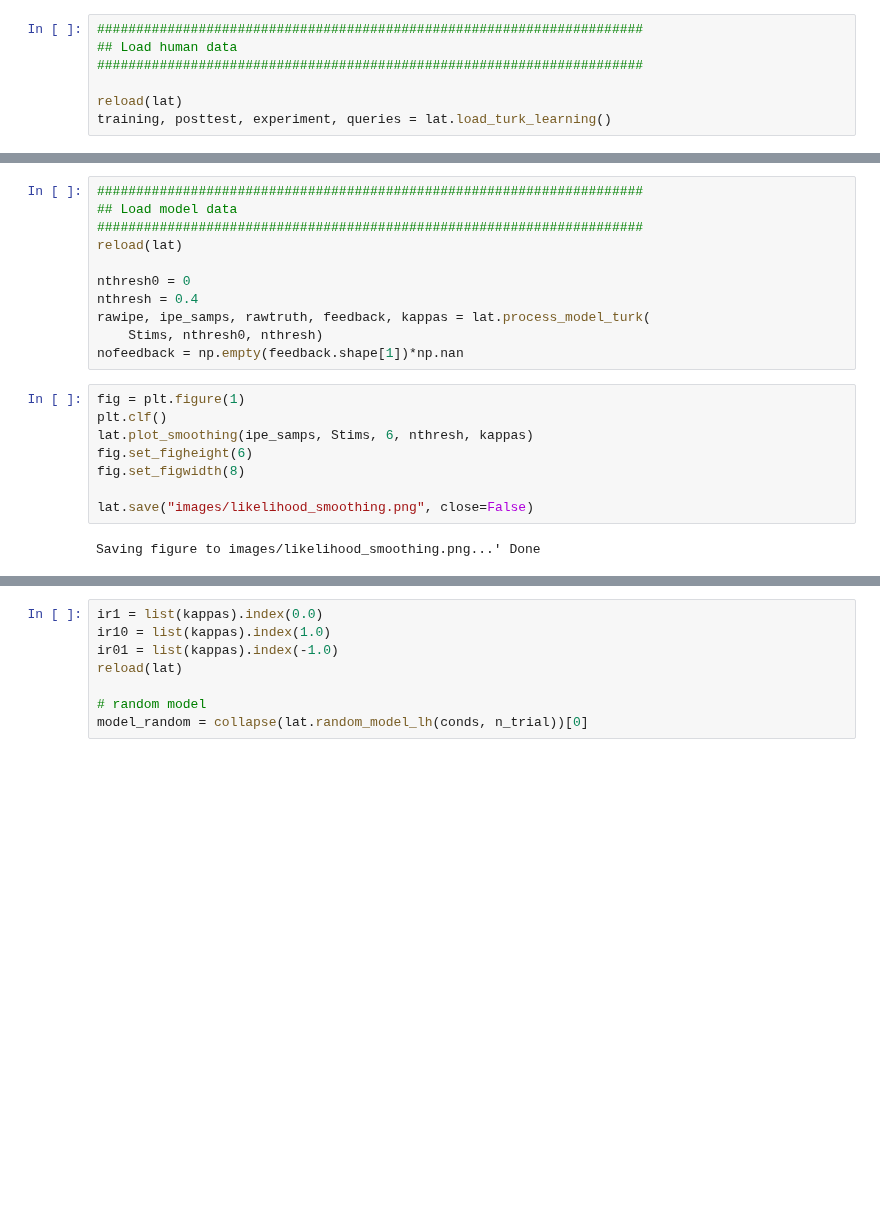
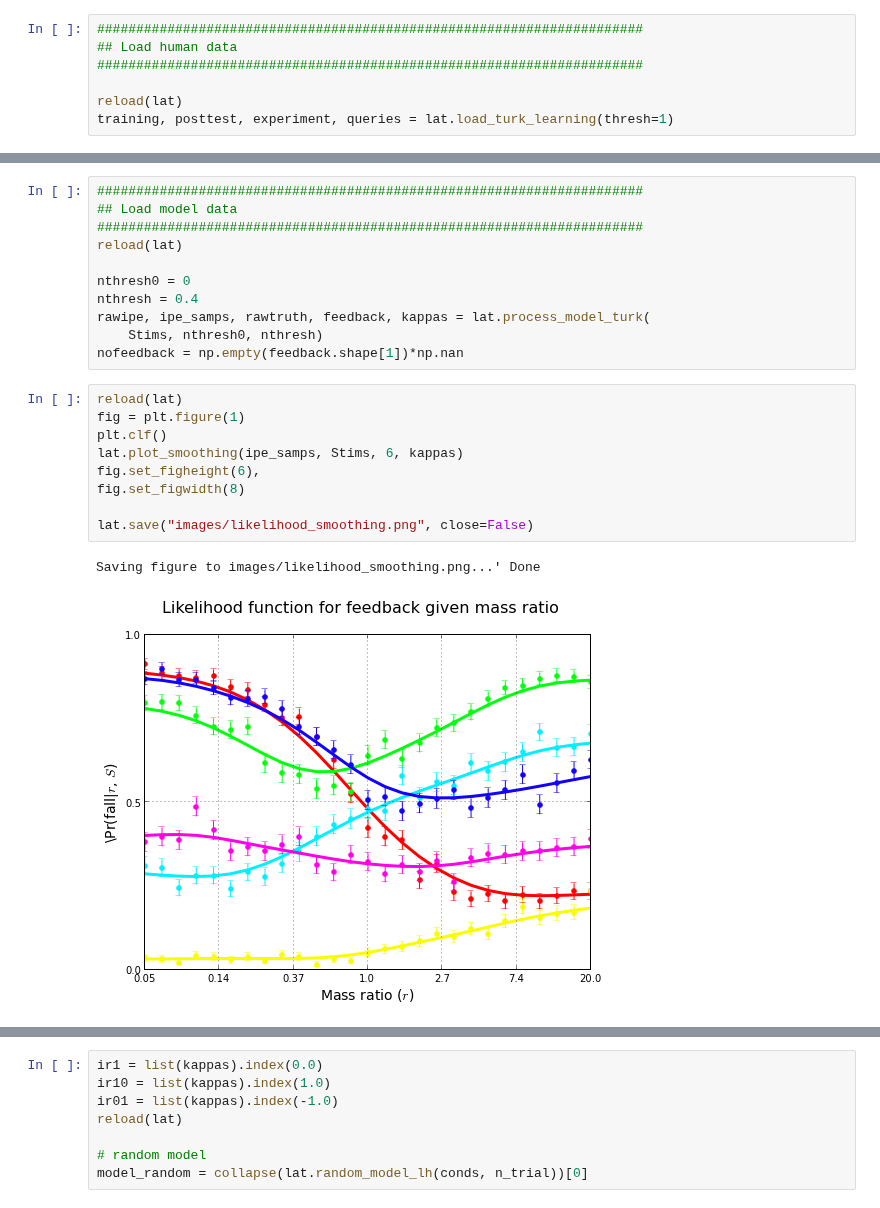
Before and after one commit to berkeley-cocosci/mass-inference, a Jupyter notebook: analysis/learning-analysis.ipynb, the cells around one changed output, grey strips where cells are left out. Cells and saved outputs as stored; diff of their text form; blank space fills up the shorter version.

```diff
--- a/analysis/learning-analysis.ipynb
+++ b/analysis/learning-analysis.ipynb
@@ -33,4 +33,4 @@ LINE = "-"*195
 ######################################################################
 
 reload(lat)
-training, posttest, experiment, queries = lat.load_turk_learning()
+training, posttest, experiment, queries = lat.load_turk_learning(thresh=1)
@@ -59,15 +61,17 @@ rawipe, ipe_samps, rawtruth, feedback, kappas = lat.process_model_turk(
     Stims, nthresh0, nthresh)
 nofeedback = np.empty(feedback.shape[1])*np.nan
 # %%
+reload(lat)
 fig = plt.figure(1)
 plt.clf()
-lat.plot_smoothing(ipe_samps, Stims, 6, nthresh, kappas)
-fig.set_figheight(6)
+lat.plot_smoothing(ipe_samps, Stims, 6, kappas)
+fig.set_figheight(6),
 fig.set_figwidth(8)
 
 lat.save("images/likelihood_smoothing.png", close=False)
 # %% [output]
 Saving figure to images/likelihood_smoothing.png...' Done
+[figure, added]
 # %%
 ######################################################################
 ## Global parameters
```
Also changed, not shown: parts of 21 cells of this notebook, 7 other files.
